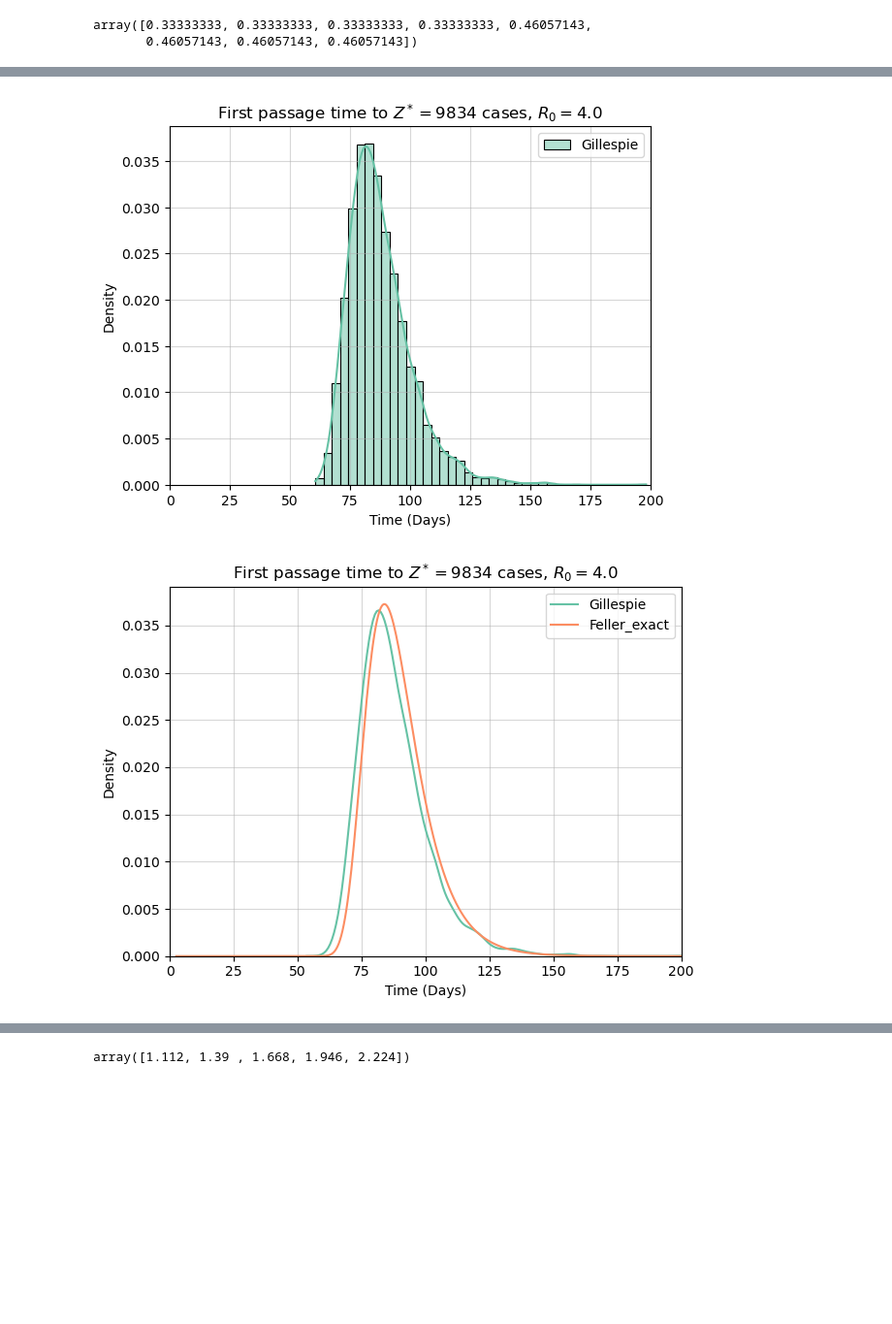
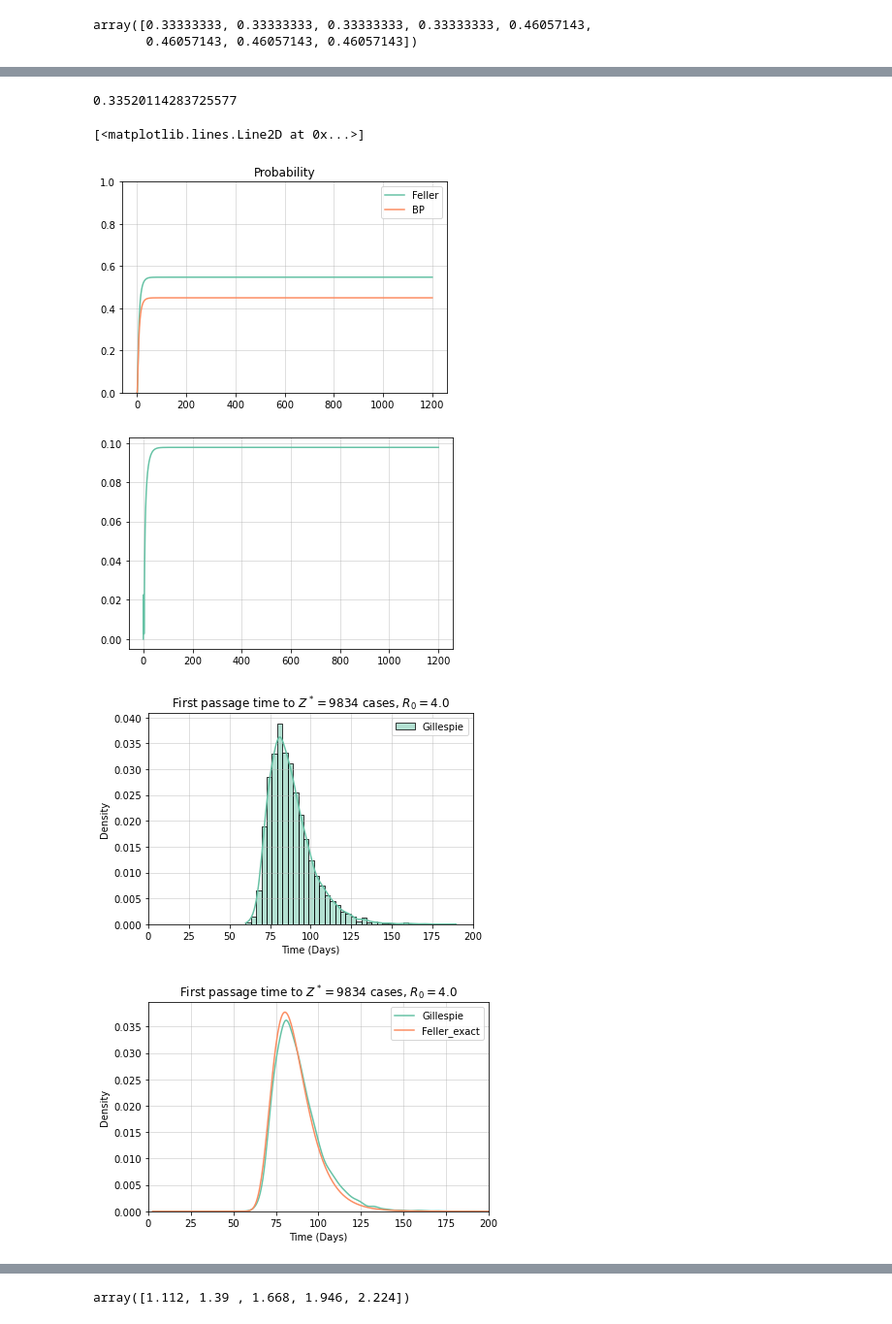
Before and after one commit to JCurran-Sebastian/MultiType_Branching, a Jupyter notebook: Stochastic_Invasion_of_VoC.ipynb, the cells around one changed output, grey strips where cells are left out. Shown at 97% size. Saved outputs shown, nothing was run; the diff lists cells and outputs as text; code cells hidden in the pictures; blank space fills up the shorter version.

Commit message:
Corrected variance bug

```diff
--- a/Stochastic_Invasion_of_VoC.ipynb
+++ b/Stochastic_Invasion_of_VoC.ipynb
@@ -922,5 +922,7 @@ xi = change_to_ebasis[:, 0]
 
 variance_all = np.sum(omega_vec*xi)
 evec_scaling = np.sum(xi)
-variance_all
+print(variance_all)
+
+variance_all = (change_from_ebasis@(blarg@(xi)))[0]
 # %% [output]
@@ -928,3 +930,7 @@ variance_all
+# %%
+variance_all
+# %% [output]
+0.33520114283725577
 # %%
 
 def feller_mu(u, t):
@@ -1004,7 +1010,7 @@ def chi_sq(u, x, t):
 
 xvec = np.linspace(np.finfo(float).eps, 20000, int(1e5))
 cdf_chisq = np.zeros_like(time)
-xvec_idx = np.min(np.where(xvec>=(bingo*Istars_min[idx]))[0])
+xvec_idx = np.min(np.where(xvec>=(evec_scaling*Istars_min[idx]))[0])
 # xvec_idx = np.min(np.where(xvec>=blorg)[0])
 
 
@@ -1014,9 +1020,26 @@ for T_idx, T_val in enumerate(tqdm(time)):
     cdf_chisq[T_idx] = prob
 
 pdf_chisq = np.gradient(cdf_chisq, dt)
+# %%
+lamb = 2*growth_rate*np.exp(growth_rate*time)/((variance_all/2)*(np.exp(growth_rate*time) - 1))
+plt.grid(alpha = 0.5)
+plt.plot(time, np.exp(-lamb/2), label = "Feller")
+# plt.plot(time, )
+
+plt.plot(time, q_mat[-1, :], label = "BP")
+plt.title("Probability")
+plt.ylim([0, 1])
+plt.legend()
+plt.figure()
+plt.grid(alpha = 0.5)
+plt.plot(time, np.abs(np.exp(-lamb/2) - q_mat[-1, :]))
+# %% [output]
+[<matplotlib.lines.Line2D at 0x...>]
+[figure, added]
+[figure, added]
 # %%
-# sns.histplot(stop_times_df['1238'], stat = 'density', kde = True, color = 'orange', bins = 40, label = 'Feller')
-save = 1
+
+save = 0
 plt.figure(11)
 plt.grid(alpha = 0.5)
 sns.histplot(G_test, stat = 'density', kde = True, bins = 40, label = 'Gillespie')
@@ -1031,32 +1054,32 @@ plt.figure(27)
 plt.grid(alpha = 0.5)
 # sns.kdeplot(stop_times_df[cols[idx]],  label = 'Feller')
 sns.kdeplot(G_test, label = 'Gillespie')
 plt.plot(time, pdf_chisq, label = "Feller_exact")
 plt.title("First passage time to " + r'$Z^* = $' + str(int(Istars_min[idx])) + " cases, " + r"$R_0 = $" + str(Reff))
 plt.xlim([0, 200])
 plt.xlabel("Time (Days)")
 plt.legend()
 plt.tight_layout()
 if save:
     plt.savefig("FPT_both_im=" + str(im) + "_R=" + str(Reff) + "Z=" + str(int(Istars_min[idx]))  + ".pdf")
 
 fig, axs = plt.subplots(1, 2)
 axs[0].grid(alpha = 0.5)
 sns.histplot(G_test, stat = 'density', kde = True, bins = 40, label = 'Gillespie', ax = axs[0])
 axs[0].set_xlim([0, 200])
 axs[0].set_xlabel("Time (Days)")
 axs[0].legend()
 
 axs[1].grid(alpha = 0.5)
 
 sns.kdeplot(G_test, label = 'Gillespie', ax = axs[1])
 axs[1].plot(time, pdf_chisq, label = "Feller_exact")
 axs[1].set_xlim([0, 200])
 axs[1].set_xlabel("Time (Days)")
 axs[1].legend(loc = "upper right")
 
 fig.suptitle("First passage time to " + r'$Z^* = $' + str(int(Istars_min[idx])) + " cases, " + r"$R_0 = $" + str(Reff))
 fig.tight_layout()
 # %% [output]
-[figure, old version]
+[figure, new version]
-[figure, old version]
+[figure, new version]
```
Also changed, not shown: parts of 12 cells of this notebook.
